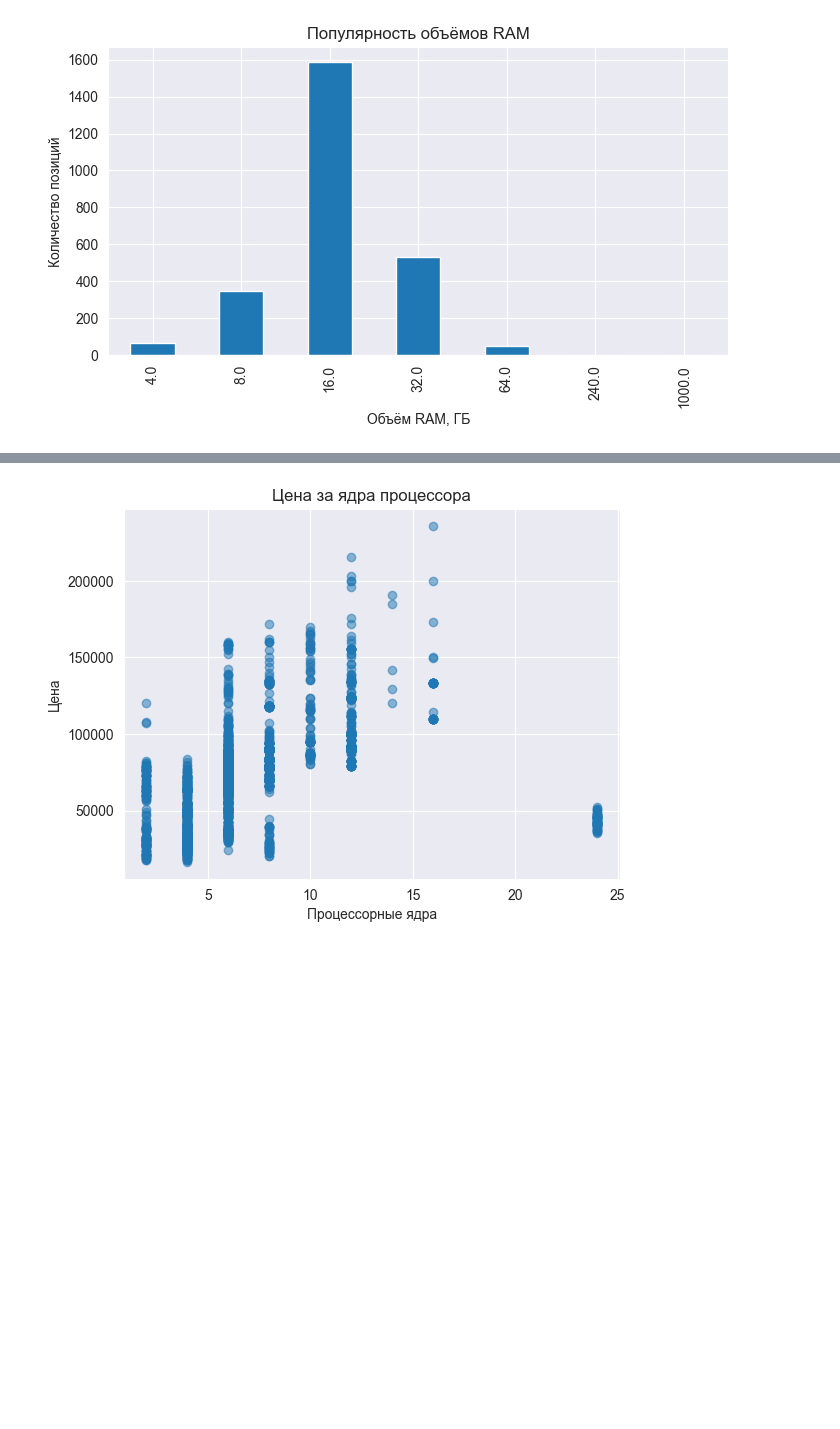
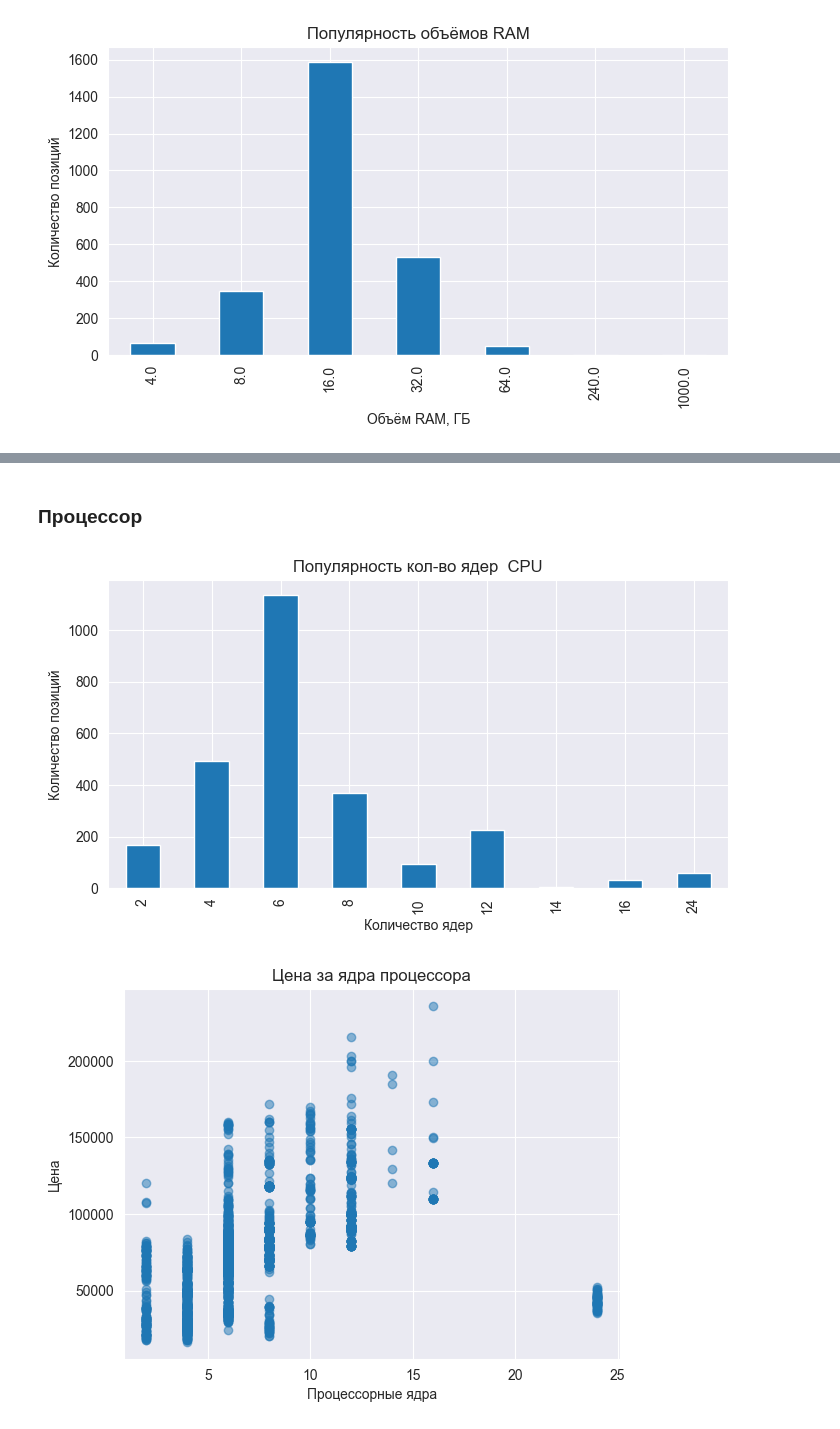
Before and after one commit to iKREISHI/TGU, a Jupyter notebook: src/final_wb_pc/wb_pc_v1.ipynb, the cells around one changed output, grey strips where cells are left out. Saved outputs shown, nothing was run; the diff lists cells and outputs as text; code cells hidden in the pictures; blank space fills up the shorter version.

```diff
--- a/src/final_wb_pc/wb_pc_v1.ipynb
+++ b/src/final_wb_pc/wb_pc_v1.ipynb
@@ -224,3 +242,16 @@ plt.show()
+# %% [markdown]
+### Процессор
+# %%
+# 2. RAM
+ram_counts = df["CPU_Cores"].value_counts().sort_index()
+ram_counts.plot(kind="bar", figsize=(8, 4))
+plt.title("Популярность кол-во ядер  CPU")
+plt.xlabel("Количество ядер")
+plt.ylabel("Количество позиций")
+plt.grid(True, axis="y")
+plt.show()
+# %% [output]
+[figure, added]
 # %%
 df_scatter = df[["CPU_Cores", "Price_RUB"]].dropna()
 plt.figure()
```
Also changed, not shown: parts of 11 cells of this notebook.
